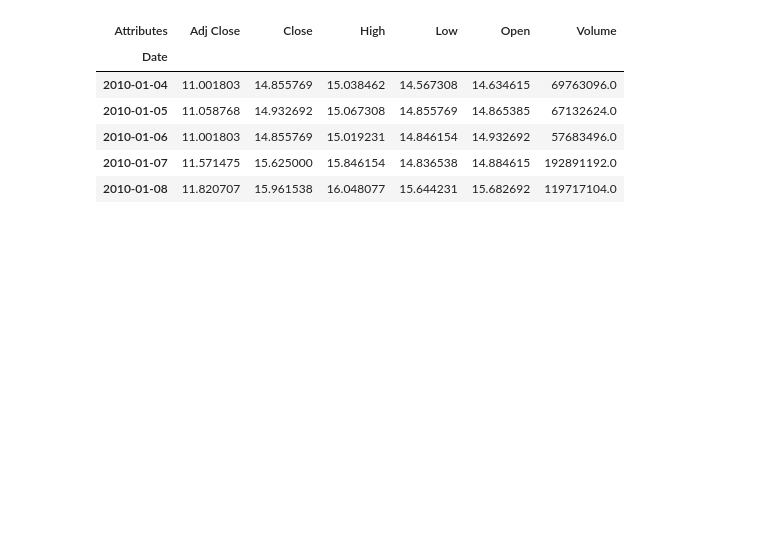
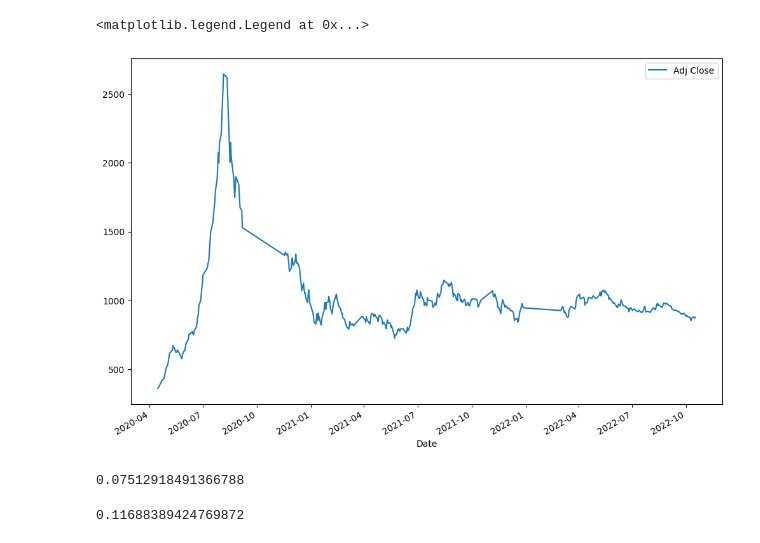
Before and after one commit to MohammadMoradi79/Technical_Analysis, a Jupyter notebook: Main_jupyter.ipynb, the cells around one changed output. Cells and saved outputs as stored; diff of their text form; code cells hidden in the pictures; blank space fills up the shorter version.

```diff
--- a/Main_jupyter.ipynb
+++ b/Main_jupyter.ipynb
@@ -21,10 +6,10 @@ aapl['Adj Close'].iplot()
-# %%
-ge.head()
-# %% [output]
-| Attributes | Adj Close | Close | High | Low | Open | Volume |
-| Date |  |  |  |  |  |  |
-| 2010-01-04 | 11.001803 | 14.855769 | 15.038462 | 14.567308 | 14.634615 | 69763096.0 |
-| 2010-01-05 | 11.058768 | 14.932692 | 15.067308 | 14.855769 | 14.865385 | 67132624.0 |
-| 2010-01-06 | 11.001803 | 14.855769 | 15.019231 | 14.846154 | 14.932692 | 57683496.0 |
-| 2010-01-07 | 11.571475 | 15.625000 | 15.846154 | 14.836538 | 14.884615 | 192891192.0 |
-| 2010-01-08 | 11.820707 | 15.961538 | 16.048077 | 15.644231 | 15.682692 | 119717104.0 |
+# %%
+df = pd.read_excel('شستا.xlsx', index_col='Date', parse_dates=['Date'])
+# %%
+df = df[['Adj Open', 'Adj High', 'Adj Low', 'Adj Close']]
+# %%
+df['Adj Close'].plot(figsize=(12, 8))
+plt.legend()
+# %% [output]
+<matplotlib.legend.Legend at 0x...>
+[figure, added]
@@ -30,0 +18,8 @@ ge.head()
+# %%
+shasta_analysis.sharp_ratio(mode='daily')
+# %% [output]
+0.07512918491366788
+# %%
+shasta_analysis.sortino_ratio(mode='daily')
+# %% [output]
+0.11688389424769872
```
Also changed, not shown: parts of 12 cells of this notebook, 3 other files.
